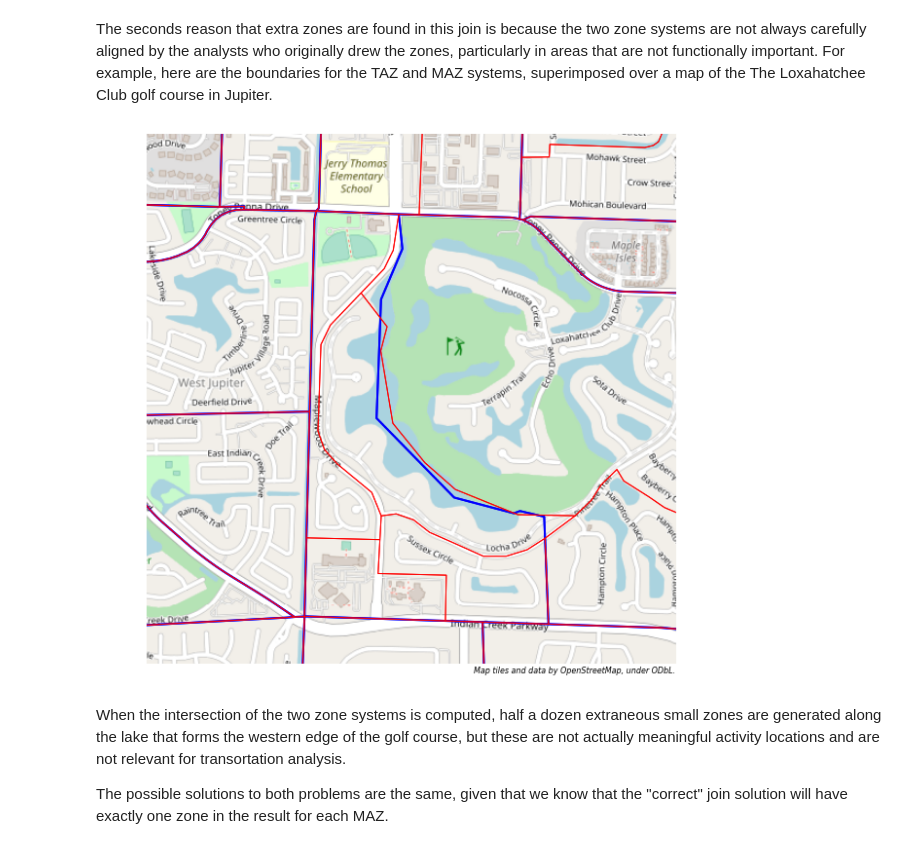
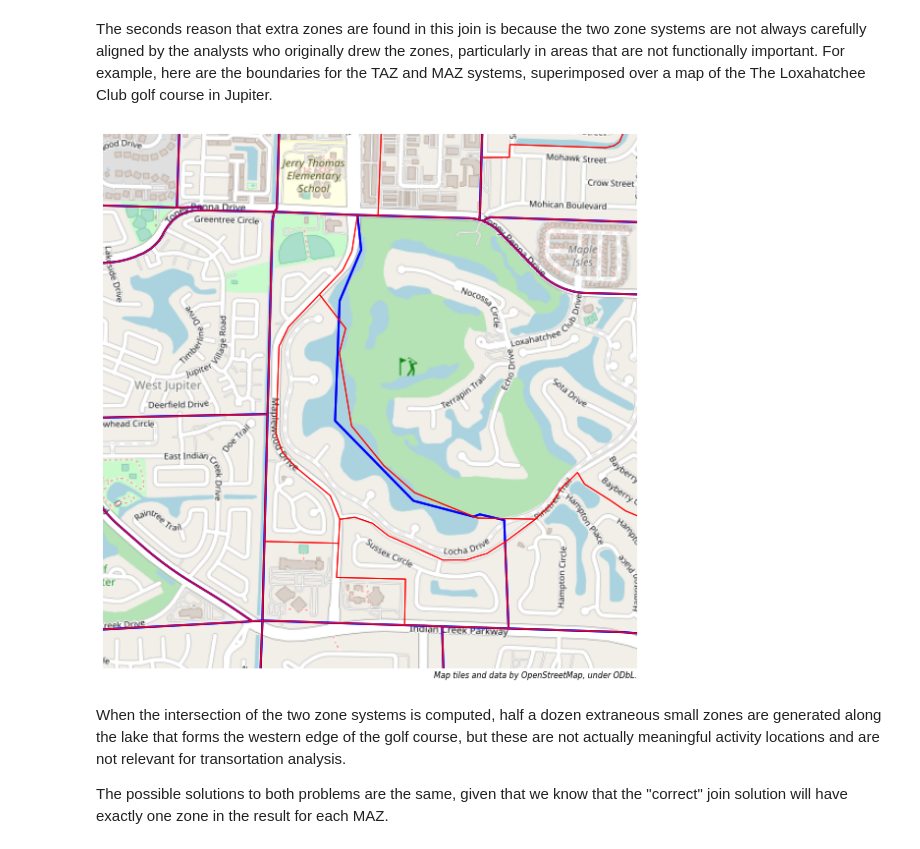
Before and after one commit to jpn--/python-for-transportation-modeling, a Jupyter notebook: course-content/geographic-analysis/working-with-geodata.ipynb, the cells around one changed output. Saved outputs shown, nothing was run; the diff lists cells and outputs as text; code cells hidden in the pictures.

```diff
--- a/course-content/geographic-analysis/working-with-geodata.ipynb
+++ b/course-content/geographic-analysis/working-with-geodata.ipynb
@@ -367,11 +433,12 @@ the zones, particularly in areas that are not functionally important.
 For example, here are the boundaries for the TAZ and MAZ systems, superimposed over
 a map of the The Loxahatchee Club golf course in Jupiter.
 # %%
-ax = tt.mapping.make_basemap(xlim=(938500,945500), ylim=(937500,944500), zoom=15, tiles='OSM_A', epsg=2236, axis='off')
+ax = tt.mapping.make_basemap(xlim=(938500,945500), ylim=(937500,944500), zoom=15,
+                             tiles=tt.mapping.providers.OpenStreetMap.Mapnik.url, epsg=2236, axis='off')
 ax = taz_jupiter.plot(ax=ax, edgecolor='blue', linewidth=2, facecolor=transparent )
 ax = maz_jupiter.plot(ax=ax, edgecolor='red', linewidth=1, facecolor=transparent )
 # %% [output]
-[figure, old version]
+[figure, new version]
 # %% [markdown]
 When the intersection of the two zone systems is computed, half a dozen extraneous small zones
 are generated along the lake that forms the western edge of the golf course, but these are not
```
Also changed, not shown: parts of 28 cells of this notebook.
